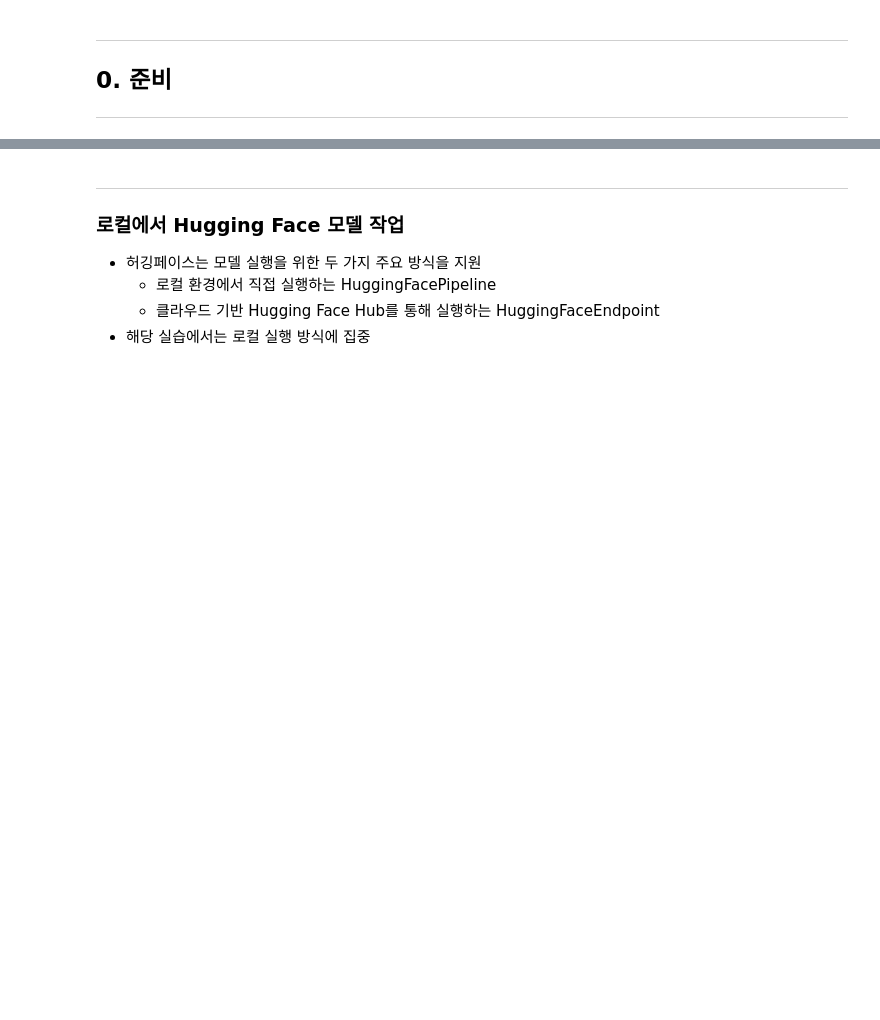
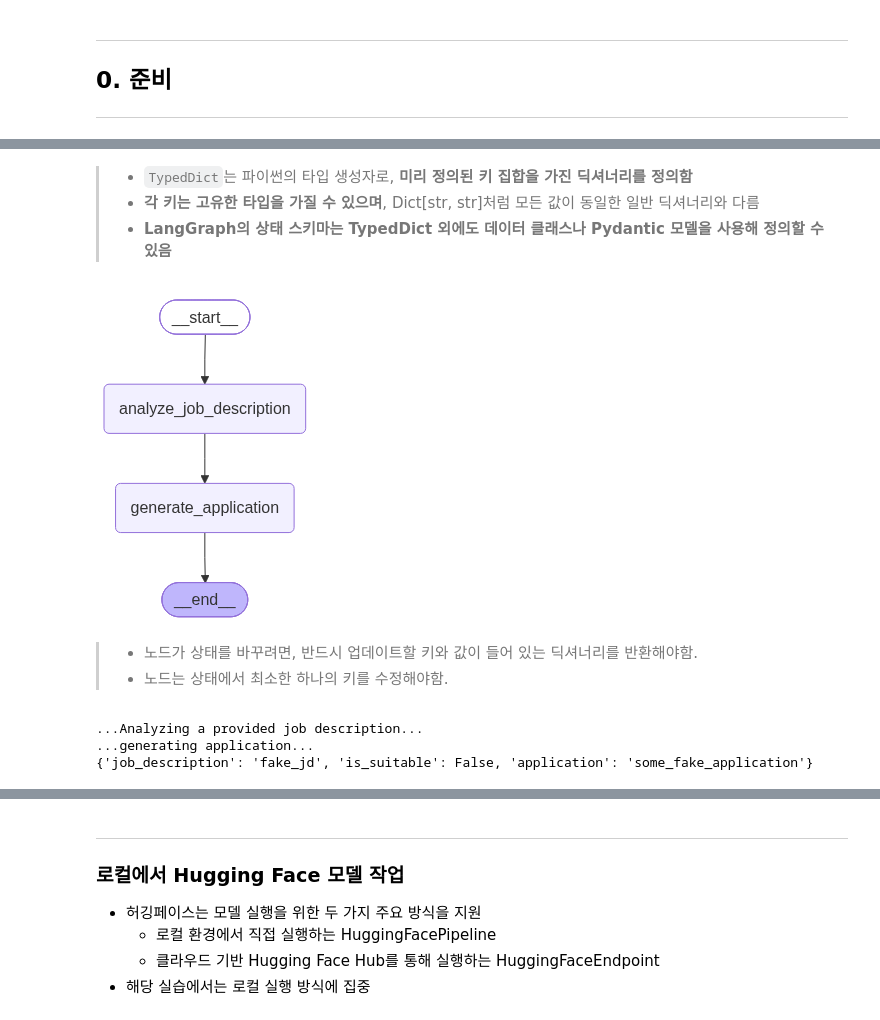
Before and after one commit to MoonSN0/AI_hard, a Jupyter notebook: LangChain_LangGraph/Ch3-1.ipynb, the cells around one changed output, grey strips where cells are left out. Drawn from its saved outputs; the diff is of its cells as text; code cells hidden in the pictures; blank space fills up the shorter version.

```diff
--- a/LangChain_LangGraph/Ch3-1.ipynb
+++ b/LangChain_LangGraph/Ch3-1.ipynb
@@ -35,0 +67,52 @@ config.set_environment()
+# %% [markdown]
+> - `TypedDict`는 파이썬의 타입 생성자로, **미리 정의된 키 집합을 가진 딕셔너리를 정의함**
+> - **각 키는 고유한 타입을 가질 수 있으며**, Dict[str, str]처럼 모든 값이 동일한 일반 딕셔너리와 다름
+> - **LangGraph의 상태 스키마는 TypedDict 외에도 데이터 클래스나 Pydantic 모델을 사용해 정의할 수 있음**
+# %%
+# 스키마를 정의했으니 간단한 워크플로를 구성해보자
+"""
+- 2개의 파이썬 함수를 워크플로의 컴퍼넌트(노드)로 만듦
+- 상태 스키마를 정의 -> 노드와 에지를 추가
+"""
+
+from langgraph.graph import StateGraph, START, END                          #StateGraph는 상태를 공유하는 그래프의 설계 도구
+
+# 첫 번째 노드 함수, 실행 시점의 그래프 상태 딕셔너리를 state 인자로 전달받음.
+def analyze_job_description(state):
+    print("...Analyzing a provided job description...")
+    return {"is_suitable": len(state["job_description"])>100}               #공고 문자열의 길이가 100자를 초과하면 True, 아니면 False를 반환, 전체 상태를 다시 반환할 필요 없이 변경할 키만 반환, 여기서는 is_suitable 값을 갱신.
+
+# 두 번째 노드 함수, 앞 노드의 결과가 반영된 상태를 받음
+def generate_application(state):
+    print("...generating application...")
+    return {"application": "some_fake_application"}                         #실제 지원서를 생성하는 대신 고정된 예시 문자열을 application 키의 새 값으로 반환.
+
+# 앞 셀에서 정의한 JobApplicationState를 상태 스키마로 지정하여 그래프 설계 객체를 만듦.
+builder = StateGraph(JobApplicationState)
+builder.add_node("analyze_job_description", analyze_job_description)        #첫 번째 인자는 그래프에서 사용할 노드 이름, 두 번째 인자는 실행할 함수 객체, 함수 이름 뒤에 ()를 붙이지 않음 -> 지금 호출하는 것이 아니라 실행할 함수를 등록하기 때문.
+builder.add_node("generate_application", generate_application)
+
+builder.add_edge(START, "analyze_job_description")                          #그래프 실행이 시작되면 공고 분석 노드로 이동하도록 연결.
+builder.add_edge("analyze_job_description", "generate_application")         #분석이 끝나면 지원서 생성 노드로 무조건 이동. is_suitable이 False여도 생성 노드는 실행, 적합 여부에 따라 실행을 나누려면 별도로 조건부 에지(add_conditional_edges)를 구성해야 함.
+builder.add_edge("generate_application", END)                               #지원서 생성 노드가 끝나면 워크플로를 종료.
+
+# 설계한 노드와 연결을 검사하고 실행 가능한 그래프로 만듦. compile() 자체는 노드를 실행하지 않습니다.
+graph = builder.compile()                                                   #이후 graph.invoke({"job_description": "공고 내용"})를 호출하면 위 순서로 실행하고 최종 상태를 반환.
+# %%
+# 워크플로 시각화
+from IPython.display import Image, display
+display(Image(graph.get_graph().draw_mermaid_png()))
+# %% [output]
+[figure, added]
+# %% [markdown]
+> - 노드가 상태를 바꾸려면, 반드시 업데이트할 키와 값이 들어 있는 딕셔너리를 반환해야함.
+> - 노드는 상태에서 최소한 하나의 키를 수정해야함.
+# %%
+# graph 인스턴스 자체는 Runnable(정확히는 Runnable을 상속).
+# 초기 상태를 딕셔너리로 넘기면, 실행 결과로 최종 상태를 딕셔너리 형태로 받을 수 있음
+res = graph.invoke({"job_description": "fake_jd"})
+print(res)
+# %% [output]
+...Analyzing a provided job description...
+...generating application...
+{'job_description': 'fake_jd', 'is_suitable': False, 'application': 'some_fake_application'}
```
Also changed, not shown: parts of 9 cells of this notebook.
